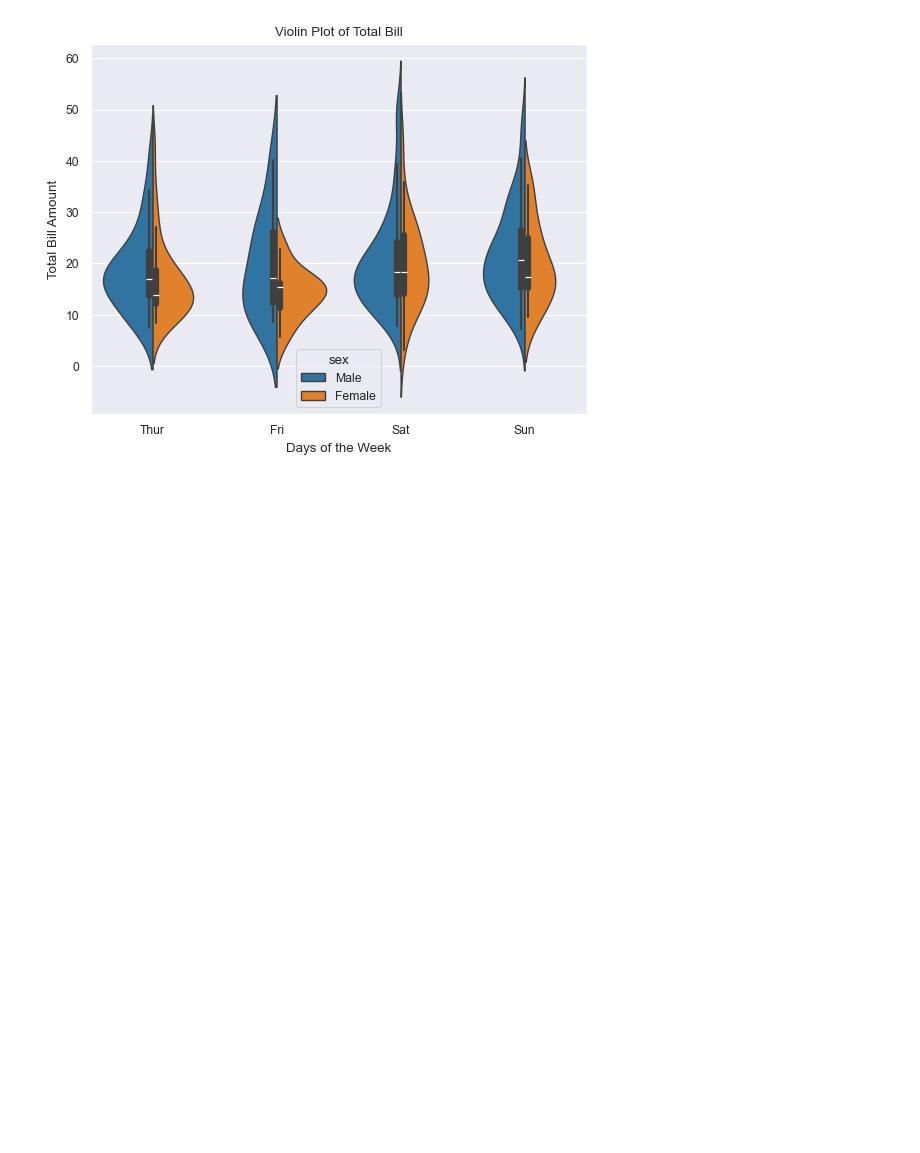
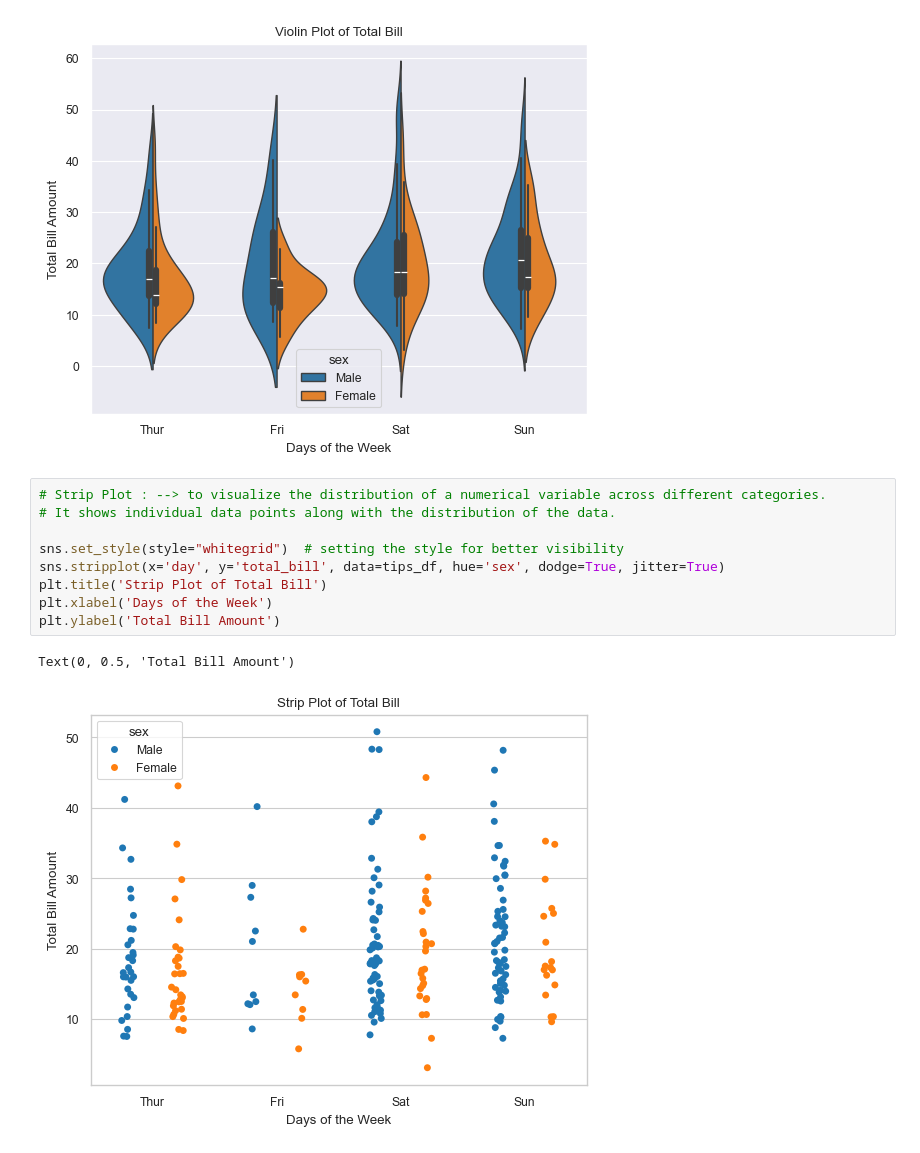
Before and after one commit to Nevin100/Data-Visualization-with-Seaborn, a Jupyter notebook: seaborn.ipynb, the cells around one changed output. Cells and saved outputs as stored; diff of their text form; blank space fills up the shorter version.

```diff
--- a/seaborn.ipynb
+++ b/seaborn.ipynb
@@ -173,3 +173,15 @@ plt.ylabel('Total Bill Amount')
 # %% [output]
 Text(0, 0.5, 'Total Bill Amount')
 [figure]
+# %%
+# Strip Plot : --> to visualize the distribution of a numerical variable across different categories.
+# It shows individual data points along with the distribution of the data.
+
+sns.set_style(style="whitegrid")  # setting the style for better visibility
+sns.stripplot(x='day', y='total_bill', data=tips_df, hue='sex', dodge=True, jitter=True)
+plt.title('Strip Plot of Total Bill')
+plt.xlabel('Days of the Week')
+plt.ylabel('Total Bill Amount')
+# %% [output]
+Text(0, 0.5, 'Total Bill Amount')
+[figure, added]
```
Also changed, not shown: parts of 4 cells of this notebook.
